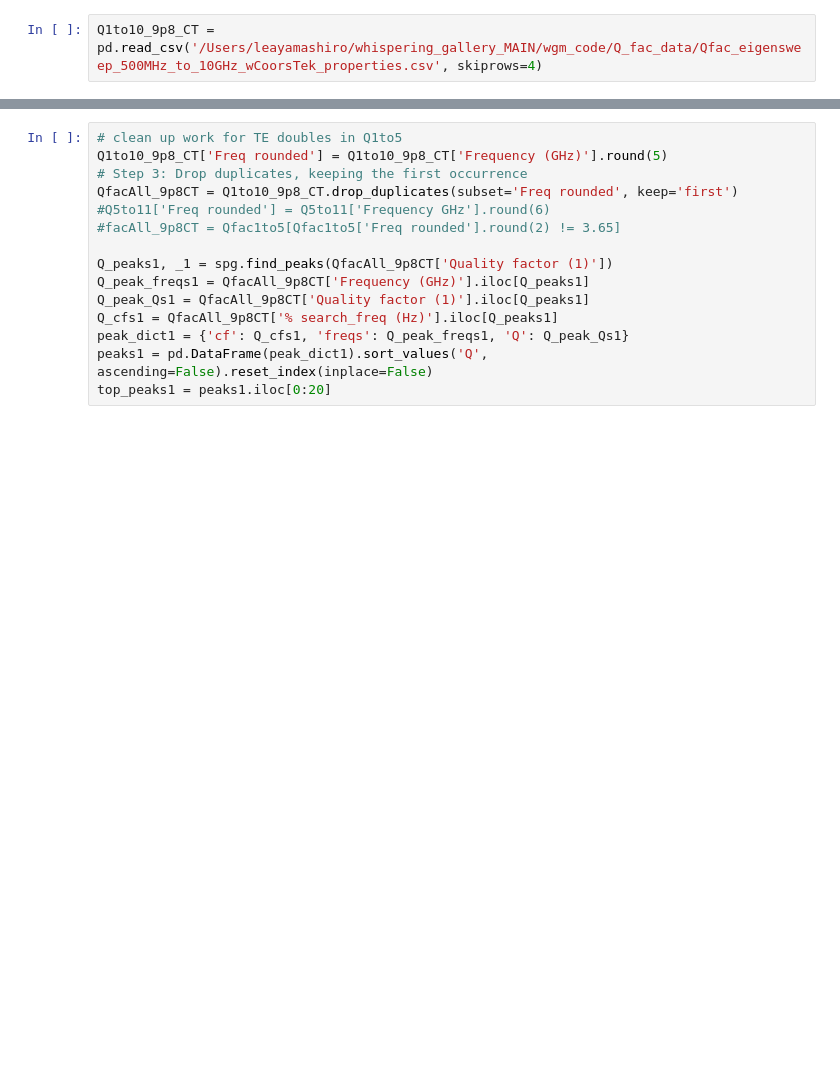
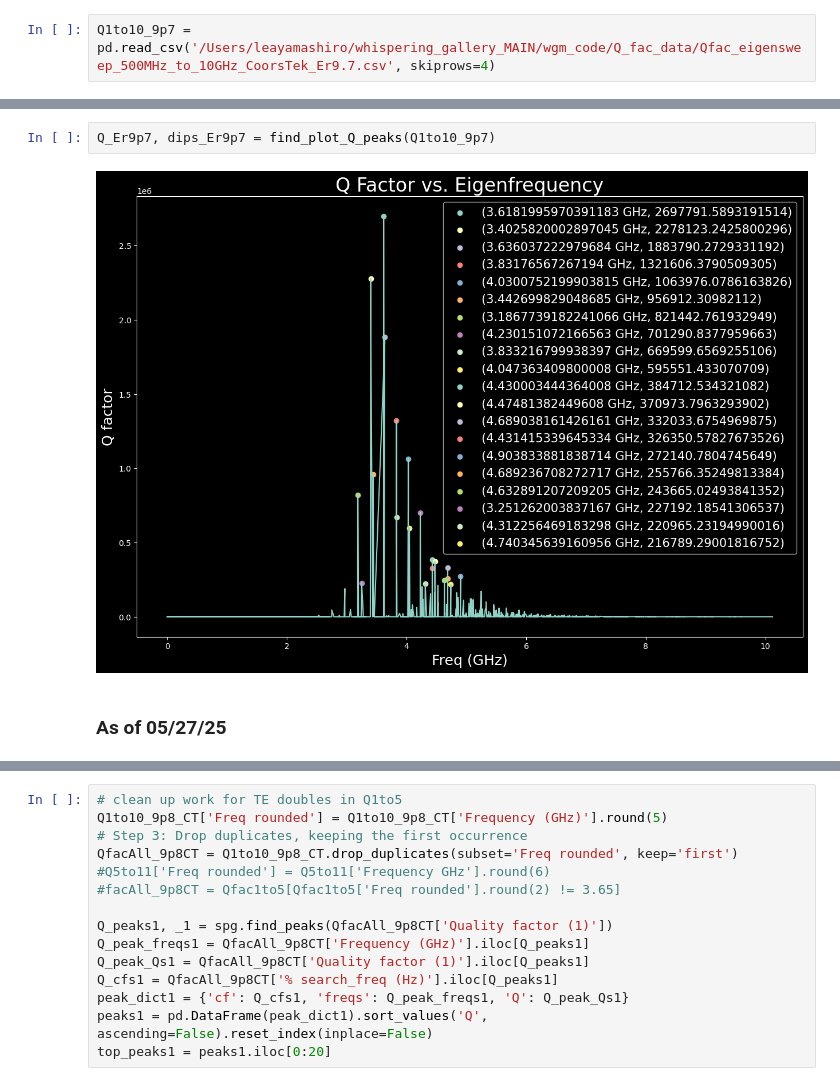
Before and after one commit to leay01/whispering_gallery_MAIN, a Jupyter notebook: whispering_gallery/data_first_look/Quality_factor_2.ipynb, the cells around one changed output, grey strips where cells are left out. Drawn from its saved outputs; the diff is of its cells as text; blank space fills up the shorter version.

```diff
--- a/whispering_gallery/data_first_look/Quality_factor_2.ipynb
+++ b/whispering_gallery/data_first_look/Quality_factor_2.ipynb
@@ -15,2 +17,2 @@ import VNA_data_read_local as vdr
 # %%
-Q1to10_9p8_CT = pd.read_csv('/Users/leayamashiro/whispering_gallery_MAIN/wgm_code/Q_fac_data/Qfac_eigensweep_500MHz_to_10GHz_wCoorsTek_properties.csv', skiprows=4)
+Q1to10_9p7 = pd.read_csv('/Users/leayamashiro/whispering_gallery_MAIN/wgm_code/Q_fac_data/Qfac_eigensweep_500MHz_to_10GHz_CoorsTek_Er9.7.csv', skiprows=4)
@@ -16,0 +43,6 @@ Q1to10_9p8_CT = pd.read_csv('/Users/leayamashiro/whispering_gallery_MAIN/wgm_cod
+# %%
+Q_Er9p7, dips_Er9p7 = find_plot_Q_peaks(Q1to10_9p7)
+# %% [output]
+[figure, added]
+# %% [markdown]
+### As of 05/27/25
```
Also changed, not shown: parts of 20 cells of this notebook, 5 other files.
